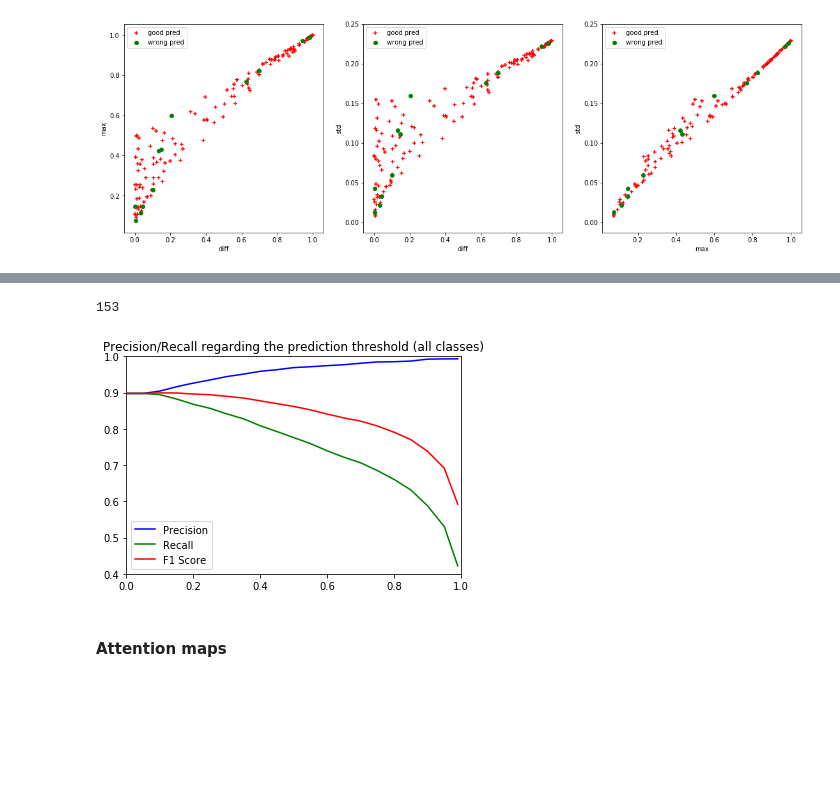
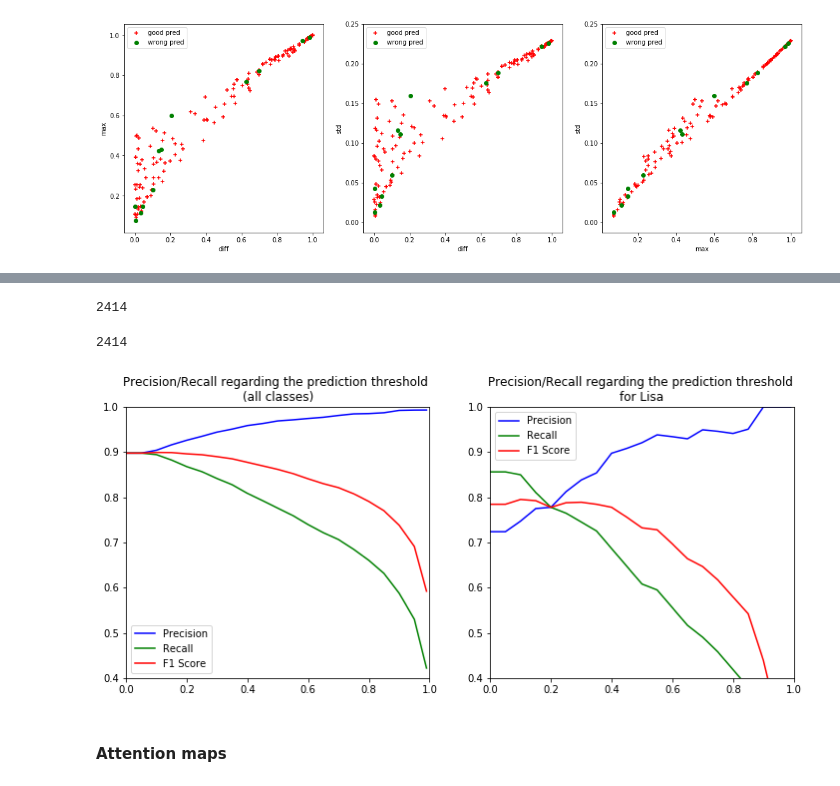
Before and after one commit to alexattia/SimpsonRecognition, a Jupyter notebook: Data Processing and Learning.ipynb, the cells around one changed output, grey strips where cells are left out. Cells and saved outputs as stored; diff of their text form; code cells hidden in the pictures; blank space fills up the shorter version.

Commit message:
Precision/recall for multiple classes

```diff
--- a/Data Processing and Learning.ipynb
+++ b/Data Processing and Learning.ipynb
@@ -335,14 +337,11 @@ for i in range(3):
 # %%
 y_pred = model.predict(X_test, verbose=0)
 indices = [round(k*0.01,2) for k in range(0, 100, 5)] + [0.99]
-pos = {k:[] for k in indices}
+# pos = {k:[] for k in indices}
+# pos_lisa = {k:[] for k in indices}
+pos_characters = {cl: {k:[] for k in indices} for cl in map_characters}
 for k in indices:
     for i, e in enumerate(y_pred):
         if np.max(e) > k:
-            pos[k].append(int(np.argmax(e)==np.argmax(y_test[i])))
+            pos_characters[np.argmax(e)][k].append(int(np.argmax(e) == np.argmax(y_test[i])))
+pos_characters['ALL'] = {k:np.sum([pos_characters[cl][k] for cl in pos_characters]) for k in indices}
-# %%
-pos_lisa = {k:[] for k in indices}
-for k in indices:
-    for i, e in enumerate(y_pred):
-        if np.max(e) > k and np.argmax(e) == 10:
-            pos_lisa[k].append(int(np.argmax(e) == np.argmax(y_test[i])))
@@ -355,38 +370,42 @@ recall_lisa = {k:np.sum(pos_lisa[k])/np.sum(np.argmax(y_test, axis=1)==10)for k
 # %%
-np.sum(np.argmax(y_test, axis=1)==10)
+np.sum(np.argmax(y_test, axis=1)==np.argmax(y_test, axis=1))
 # %% [output]
-153
+2414
+# %%
+len(y_test)
+# %% [output]
+2414
 # %%
 precision = {k:len(np.nonzero(pos[k])[0])/len(pos[k]) for k in indices}
 recall = {k:len(np.nonzero(pos[k])[0])/len(y_test) for k in indices}
 f1_score = {k:(2*precision[k]*recall[k])/(precision[k]+recall[k]) for k in indices}
-f, ax = plt.subplots(ncols=2)
+f, ax = plt.subplots(ncols=2, figsize=(12,5))
 x,y = zip(*sorted(precision.items()))
 ax[0].plot(x, y, color='blue', label='Precision')
 x,y = zip(*sorted(recall.items()))
 ax[0].plot(x, y, label='Recall', color='green')
 x,y = zip(*sorted(f1_score.items()))
 ax[0].plot(x, y, color='red', label='F1 Score')
 _ = ax[0].set_xlim((0,1))
 _ = ax[0].set_ylim((0.4,1))
 _ = ax[0].legend()
-_ = ax[0].set_title('Precision/Recall regarding the prediction threshold (all classes)')
+_ = ax[0].set_title('Precision/Recall regarding the prediction threshold \n(all classes)')
 
 precision_lisa = {k:np.sum(pos_lisa[k])/len(pos_lisa[k]) for k in indices}
 recall_lisa = {k:np.sum(pos_lisa[k])/np.sum(np.argmax(y_test, axis=1)==10)for k in indices}
 f1_score_lisa = {k:(2*precision_lisa[k]*recall_lisa[k])/(precision_lisa[k]+recall_lisa[k]) for k in indices}
 x,y = zip(*sorted(precision_lisa.items()))
 ax[1].plot(x, y, color='blue', label='Precision')
-x,y = zip(*sorted(recall.items()))
+x,y = zip(*sorted(recall_lisa.items()))
 ax[1].plot(x, y, label='Recall', color='green')
-x,y = zip(*sorted(f1_score.items()))
+x,y = zip(*sorted(f1_score_lisa.items()))
 ax[1].plot(x, y, color='red', label='F1 Score')
 _ = ax[1].set_xlim((0,1))
 _ = ax[1].set_ylim((0.4,1))
 _ = ax[1].legend()
-_ = ax[0].set_title('Precision/Recall regarding the prediction threshold for Lisa')
+_ = ax[1].set_title('Precision/Recall regarding the prediction threshold \nfor Lisa')
 # %% [output]
-[figure, old version]
+[figure, new version]
 # %% [markdown]
 #### Attention maps
 # %%
```
Also changed, not shown: parts of 4 cells of this notebook.
